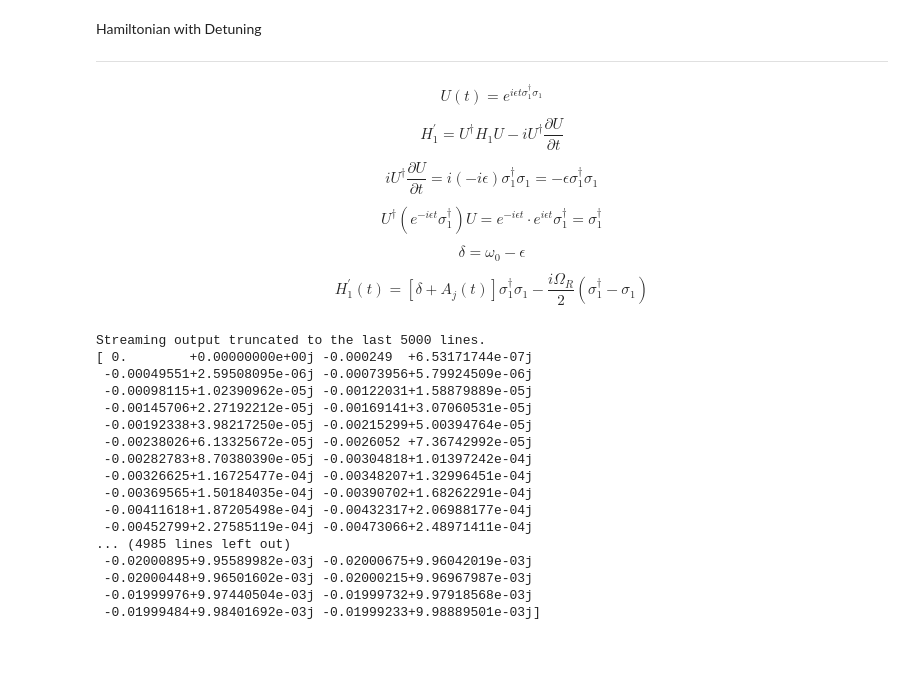
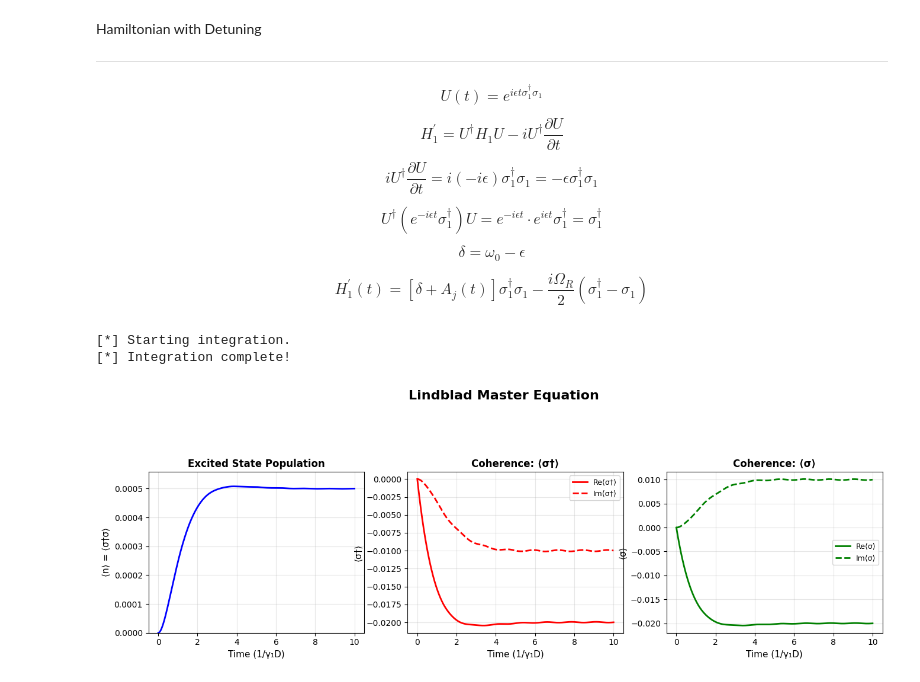
Before and after one commit to JoshuaTan42/QuantumPhotonics, a Jupyter notebook: QuTiP.ipynb, the cells around one changed output. Drawn from its saved outputs; the diff is of its cells as text; code cells hidden in the pictures; blank space fills up the shorter version.

```diff
--- a/QuTiP.ipynb
+++ b/QuTiP.ipynb
@@ -109,22 +143,49 @@ for i, t in enumerate(solution.t):
     sigma_dag_expect[i] = np.trace(rho @ sigma_dag)
     sigma_expect[i] = np.trace(rho @ sigma)
 
-    print(sigma_expect)
+omega_range = np.linspace(-10, 10, 1000)
+s_values = 1j * omega_range
+
+B1_values = np.array([calculate_B1(s, Omega_R, gamma_1D, D, Omega) for s in s_values])
+B2_values = np.array([calculate_B2(s, Omega_R, gamma_1D, D, Omega) for s in s_values])
+B3_values = np.array([calculate_B3(s, gamma_1D, D, Omega) for s in s_values])
 # %% [output]
-Streaming output truncated to the last 5000 lines.
-[ 0.        +0.00000000e+00j -0.000249  +6.53171744e-07j
- -0.00049551+2.59508095e-06j -0.00073956+5.79924509e-06j
- -0.00098115+1.02390962e-05j -0.00122031+1.58879889e-05j
- -0.00145706+2.27192212e-05j -0.00169141+3.07060531e-05j
- -0.00192338+3.98217250e-05j -0.00215299+5.00394764e-05j
- -0.00238026+6.13325672e-05j -0.0026052 +7.36742992e-05j
- -0.00282783+8.70380390e-05j -0.00304818+1.01397242e-04j
- -0.00326625+1.16725477e-04j -0.00348207+1.32996451e-04j
- -0.00369565+1.50184035e-04j -0.00390702+1.68262291e-04j
- -0.00411618+1.87205498e-04j -0.00432317+2.06988177e-04j
- -0.00452799+2.27585119e-04j -0.00473066+2.48971411e-04j
-... (4985 lines left out)
- -0.02000895+9.95589982e-03j -0.02000675+9.96042019e-03j
- -0.02000448+9.96501602e-03j -0.02000215+9.96967987e-03j
- -0.01999976+9.97440504e-03j -0.01999732+9.97918568e-03j
- -0.01999484+9.98401692e-03j -0.01999233+9.98889501e-03j]
+[*] Starting integration.
+[*] Integration complete!
+# %%
+fig = plt.figure(figsize=(16, 12))
+
+# Population in excited state
+ax1 = plt.subplot(3, 3, 1)
+ax1.plot(solution.t, n_expect, 'b-', linewidth=2)
+ax1.set_xlabel('Time (1/γ₁D)', fontsize=11)
+ax1.set_ylabel('⟨n⟩ = ⟨σ†σ⟩', fontsize=11)
+ax1.set_title('Excited State Population', fontsize=12, fontweight='bold')
+ax1.grid(True, alpha=0.3)
+ax1.set_ylim([0, max(n_expect) * 1.1])
+
+# Sigma_Dag
+ax2 = plt.subplot(3, 3, 2)
+ax2.plot(solution.t, sigma_dag_expect.real, 'r-', linewidth=2, label='Re⟨σ†⟩')
+ax2.plot(solution.t, sigma_dag_expect.imag, 'r--', linewidth=2, label='Im⟨σ†⟩')
+ax2.set_xlabel('Time (1/γ₁D)', fontsize=11)
+ax2.set_ylabel('⟨σ†⟩', fontsize=11)
+ax2.set_title('Coherence: ⟨σ†⟩', fontsize=12, fontweight='bold')
+ax2.legend(loc='best', fontsize=9)
+ax2.grid(True, alpha=0.3)
+
+# Sigma
+ax3 = plt.subplot(3, 3, 3)
+ax3.plot(solution.t, sigma_expect.real, 'g-', linewidth=2, label='Re⟨σ⟩')
+ax3.plot(solution.t, sigma_expect.imag, 'g--', linewidth=2, label='Im⟨σ⟩')
+ax3.set_xlabel('Time (1/γ₁D)', fontsize=11)
+ax3.set_ylabel('⟨σ⟩', fontsize=11)
+ax3.set_title('Coherence: ⟨σ⟩', fontsize=12, fontweight='bold')
+ax3.legend(loc='best', fontsize=9)
+ax3.grid(True, alpha=0.3)
+
+plt.suptitle('Lindblad Master Equation',
+             fontsize=16, fontweight='bold', y=0.995)
+plt.show()
+# %% [output]
+[figure, added]
```
Also changed, not shown: parts of 2 cells of this notebook.
